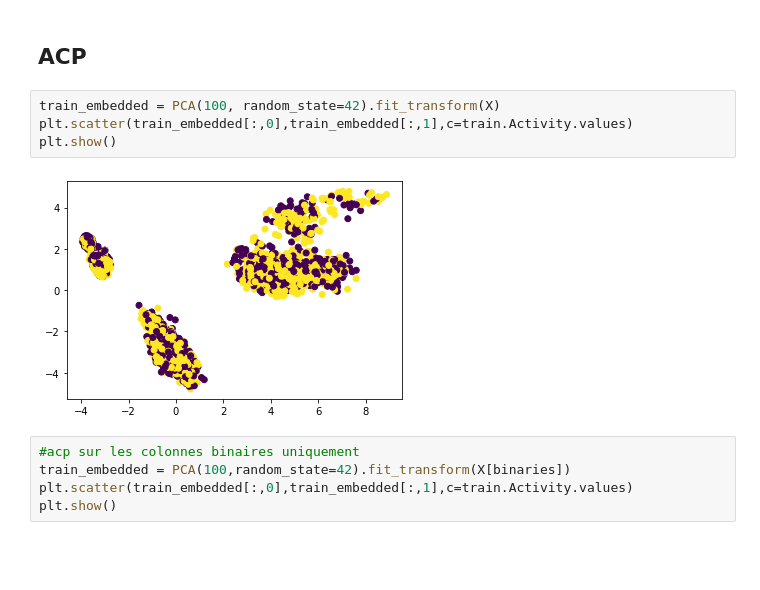
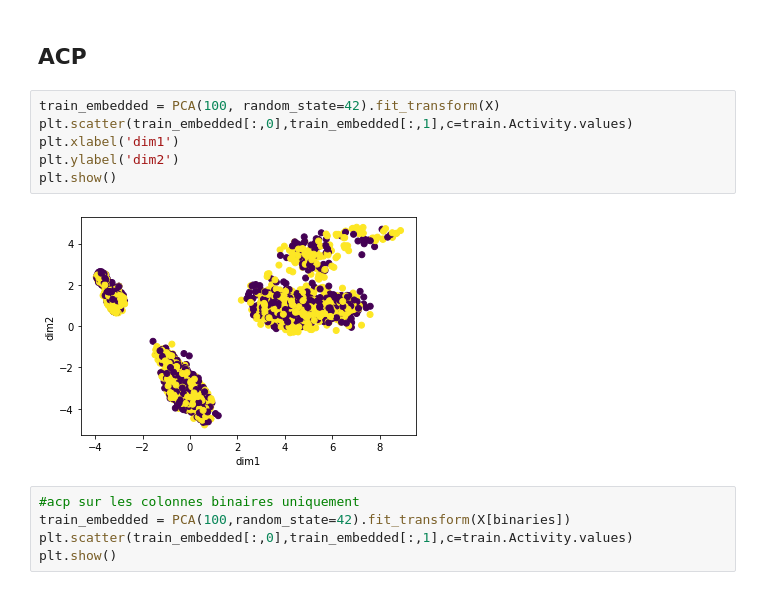
Before and after one commit to SemPhares/Medical_Response, a Jupyter notebook: medical_response.ipynb, the cells around one changed output. Saved outputs shown, nothing was run; the diff lists cells and outputs as text; blank space fills up the shorter version.

```diff
--- a/medical_response.ipynb
+++ b/medical_response.ipynb
@@ -169,9 +234,11 @@ Toutefois, compte tenu du très peu de nombre lignes que nous avons, il ne serai
 # %%
 train_embedded = PCA(100, random_state=42).fit_transform(X)
 plt.scatter(train_embedded[:,0],train_embedded[:,1],c=train.Activity.values)
+plt.xlabel('dim1')
+plt.ylabel('dim2')
 plt.show()
 # %% [output]
-[figure, old version]
+[figure, new version]
 # %%
 #acp sur les colonnes binaires uniquement
 train_embedded = PCA(100,random_state=42).fit_transform(X[binaries])
```
Also changed, not shown: parts of 74 cells of this notebook, 3 other files.
